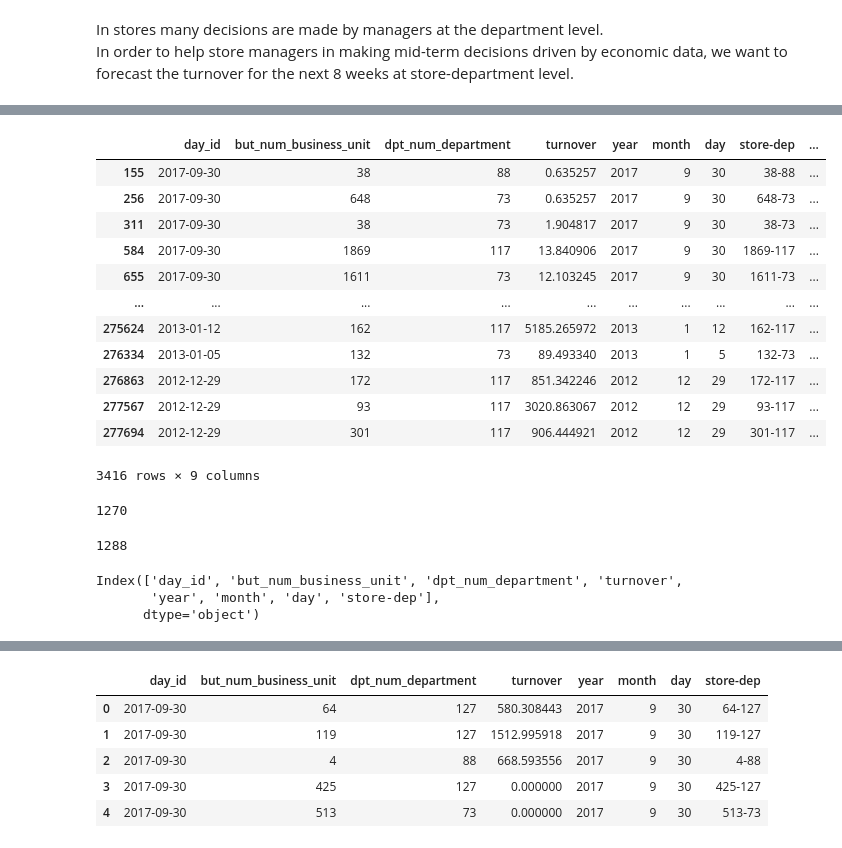
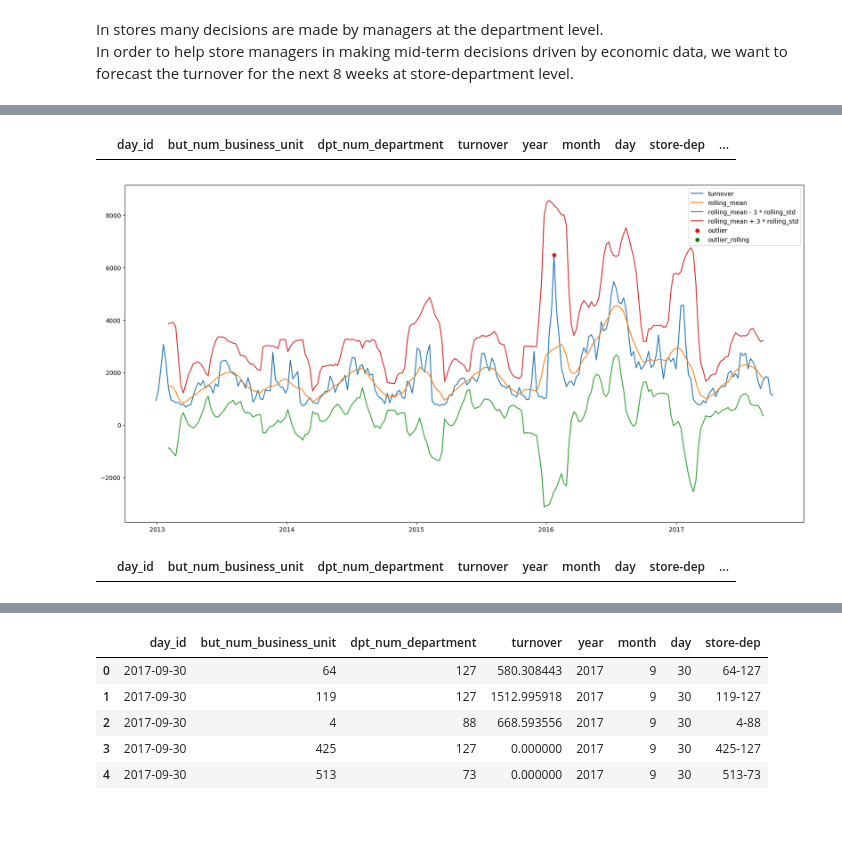
Before and after one commit to bpugnaire/retail-forecast, a Jupyter notebook: notebooks/partie3_multi-step_forecasting.ipynb, the cells around one changed output, grey strips where cells are left out. Saved outputs shown, nothing was run; the diff lists cells and outputs as text; code cells hidden in the pictures; blank space fills up the shorter version.

Commit message:
Fix outliers selection

```diff
--- a/notebooks/partie3_multi-step_forecasting.ipynb
+++ b/notebooks/partie3_multi-step_forecasting.ipynb
@@ -36 +30,13 @@ df_train['is_outlier'] = False
+# %%
+df_train.sort_values(by=['store-dep','day_id'], inplace=True)
+# %%
+# backfill THE outlier of store-dep 30-88
+
+df_train.loc[231272, 'turnover'] = np.nan
+df_train['turnover'] = df_train['turnover'].bfill()
+# %%
+
+df_train[(df_train['store-dep'] == '30-88') & (df_train['turnover'] > 100000)]
+# %% [output]
+|  | day_id | but_num_business_unit | dpt_num_department | turnover | year | month | day | store-dep | ... |
 # %%
@@ -43,33 +49,32 @@ for store_dep in df_train['store-dep'].unique():
     IQR = Q3 - Q1
     df_outliers = df_store_dep[(df_store_dep['turnover'] < (Q1 - 3 * IQR)) | (df_store_dep['turnover'] > (Q3 + 3 * IQR))]
     df_train.loc[df_outliers.index, 'is_outlier'] = True
+# %%
+# find outliers based on rolling average of the timeseries
+df_train['rolling_mean'] = df_train.groupby('store-dep')['turnover'].transform(lambda x: x.rolling(window=10, center=True).mean())
+df_train['rolling_std'] = df_train.groupby('store-dep')['turnover'].transform(lambda x: x.rolling(window=10, center=True).std())
+df_train['is_outlier_rolling'] = False
+df_train['is_outlier_rolling'] = df_train['is_outlier_rolling'] | (df_train['turnover'] < df_train['rolling_mean'] - 3 * df_train['rolling_std'])
+df_train['is_outlier_rolling'] = df_train['is_outlier_rolling'] | (df_train['turnover'] > df_train['rolling_mean'] + 3 * df_train['rolling_std'])
+# %%
+import random
+
+store_dep = random.choice(df_train['store-dep'].unique())
+df_store_dep = df_train[df_train['store-dep'] == store_dep]
+plt.figure(figsize=(20,10))
+plt.plot(df_store_dep['day_id'], df_store_dep['turnover'], label='turnover')
+plt.plot(df_store_dep['day_id'], df_store_dep['rolling_mean'], label='rolling_mean')
+plt.plot(df_store_dep['day_id'], df_store_dep['rolling_mean'] - 3 * df_store_dep['rolling_std'], label='rolling_mean - 3 * rolling_std')
+plt.plot(df_store_dep['day_id'], df_store_dep['rolling_mean'] + 3 * df_store_dep['rolling_std'], label='rolling_mean + 3 * rolling_std')
+plt.scatter(df_store_dep[df_store_dep['is_outlier']].day_id, df_store_dep[df_store_dep['is_outlier']].turnover, color='red', label='outlier')
+plt.scatter(df_store_dep[df_store_dep['is_outlier_rolling']].day_id, df_store_dep[df_store_dep['is_outlier_rolling']].turnover, color='green', label='outlier_rolling')
+plt.legend()
+plt.show()
+# %% [output]
+[figure, added]
+# %%
+df_train['is_outlier'] = df_train['is_outlier'] & df_train['is_outlier_rolling']
 # %%
-df_train[df_train['is_outlier'] == True]
+df_train[df_train['is_outlier']]
 # %% [output]
 |  | day_id | but_num_business_unit | dpt_num_department | turnover | year | month | day | store-dep | ... |
-| 155 | 2017-09-30 | 38 | 88 | 0.635257 | 2017 | 9 | 30 | 38-88 | ... |
-| 256 | 2017-09-30 | 648 | 73 | 0.635257 | 2017 | 9 | 30 | 648-73 | ... |
-| 311 | 2017-09-30 | 38 | 73 | 1.904817 | 2017 | 9 | 30 | 38-73 | ... |
-| 584 | 2017-09-30 | 1869 | 117 | 13.840906 | 2017 | 9 | 30 | 1869-117 | ... |
-| 655 | 2017-09-30 | 1611 | 73 | 12.103245 | 2017 | 9 | 30 | 1611-73 | ... |
-| ... | ... | ... | ... | ... | ... | ... | ... | ... | ... |
-| 275624 | 2013-01-12 | 162 | 117 | 5185.265972 | 2013 | 1 | 12 | 162-117 | ... |
-| 276334 | 2013-01-05 | 132 | 73 | 89.493340 | 2013 | 1 | 5 | 132-73 | ... |
-| 276863 | 2012-12-29 | 172 | 117 | 851.342246 | 2012 | 12 | 29 | 172-117 | ... |
-| 277567 | 2012-12-29 | 93 | 117 | 3020.863067 | 2012 | 12 | 29 | 93-117 | ... |
-| 277694 | 2012-12-29 | 301 | 117 | 906.444921 | 2012 | 12 | 29 | 301-117 | ... |
-3416 rows × 9 columns
-# %%
-len(df_train['store-dep'].unique())
-# %% [output]
-1270
-# %%
-len(df_train['but_num_business_unit'].unique()) * len(df_train['dpt_num_department'].unique())
-# %% [output]
-1288
-# %%
-df_train.columns
-# %% [output]
-Index(['day_id', 'but_num_business_unit', 'dpt_num_department', 'turnover',
-       'year', 'month', 'day', 'store-dep'],
-      dtype='object')
```
Also changed, not shown: parts of 6 cells of this notebook.
